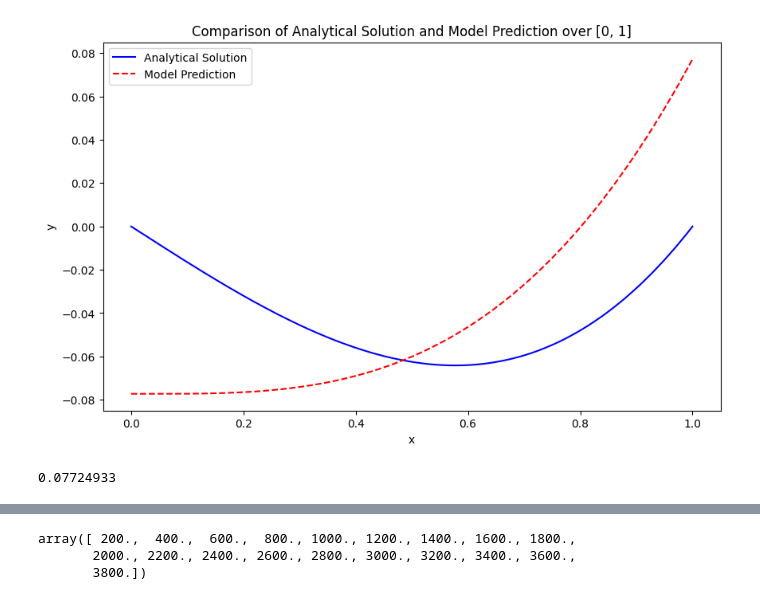
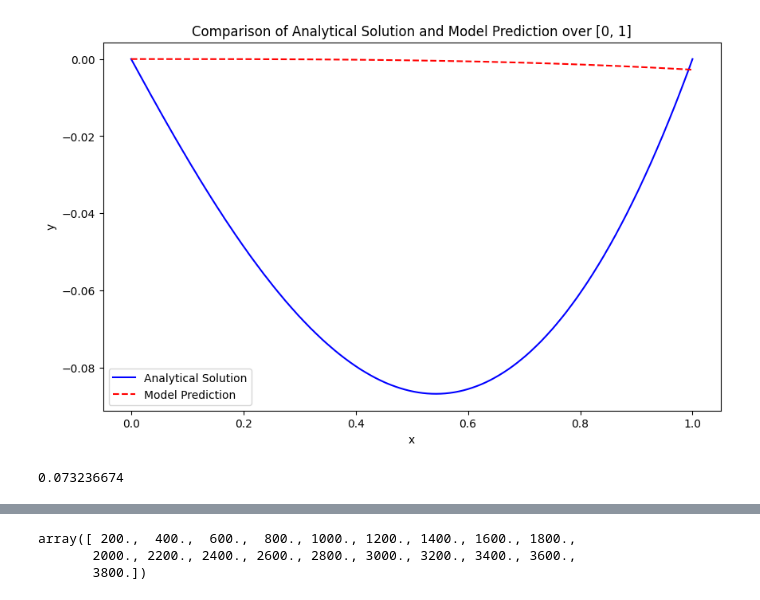
Before and after one commit to Mackay-Fisher/research-neural-net, a Jupyter notebook: xODE.ipynb, the cells around one changed output, grey strips where cells are left out. Saved outputs shown, nothing was run; the diff lists cells and outputs as text; code cells hidden in the pictures.

```diff
--- a/xODE.ipynb
+++ b/xODE.ipynb
@@ -9,8 +9,20 @@ def relu3(x):
 # differential equation
 # y'' = x, y(0) = 0, y(1) = 0
 
-def true_y(t):
+def x_true_y(t):
     return(1/6)*t*((t**2)-1)
+
+# differential equation
+# y'' = sqrtx, y(0) = 0, y(1) = 0
+
+def sqrt_true_y(t):
+    return (4/15)*t*((t**(3/2))-1)
+
+# differential equation
+# y'' = sinx, y(0) = 0, y(1) = 0
+def sin_true_y(t):
+    return t*np.sin(1) - np.sin(t)
+
 
 class ODENet_Shallow(tf.keras.Model):
     def __init__(self, layer1params = 100):
@@ -112,25 +137,25 @@ Step: 900, Loss: [[0.00642821]]
 # %%
 test_n = 1000
 x_test = np.linspace(0, 1, test_n).reshape(-1, 1)
-y_true = true_y(x_test)
+y_true = sin_true_y(x_test)
 y_pred = model(x_test)
 
 plt.figure(figsize=(10, 6))
 plt.plot(x_test, y_true, label='Analytical Solution', color='blue')
 plt.plot(x_test, y_pred, label='Model Prediction', color='red', linestyle='--')
 plt.xlabel('x')
 plt.ylabel('y')
 plt.legend()
 plt.title('Comparison of Analytical Solution and Model Prediction over [0, 1]')
 plt.show()
 # %% [output]
-[figure, old version]
+[figure, new version]
 # %%
 max_error_array = np.absolute(y_true - y_pred)
 max_error = np.max(max_error_array)
 max_error
 # %% [output]
-0.07724933
+0.073236674
 # %%
 optimizer = tf.keras.optimizers.legacy.Adam(learning_rate=0.01)
 
```
Also changed, not shown: parts of 8 cells of this notebook, 6 other files.
